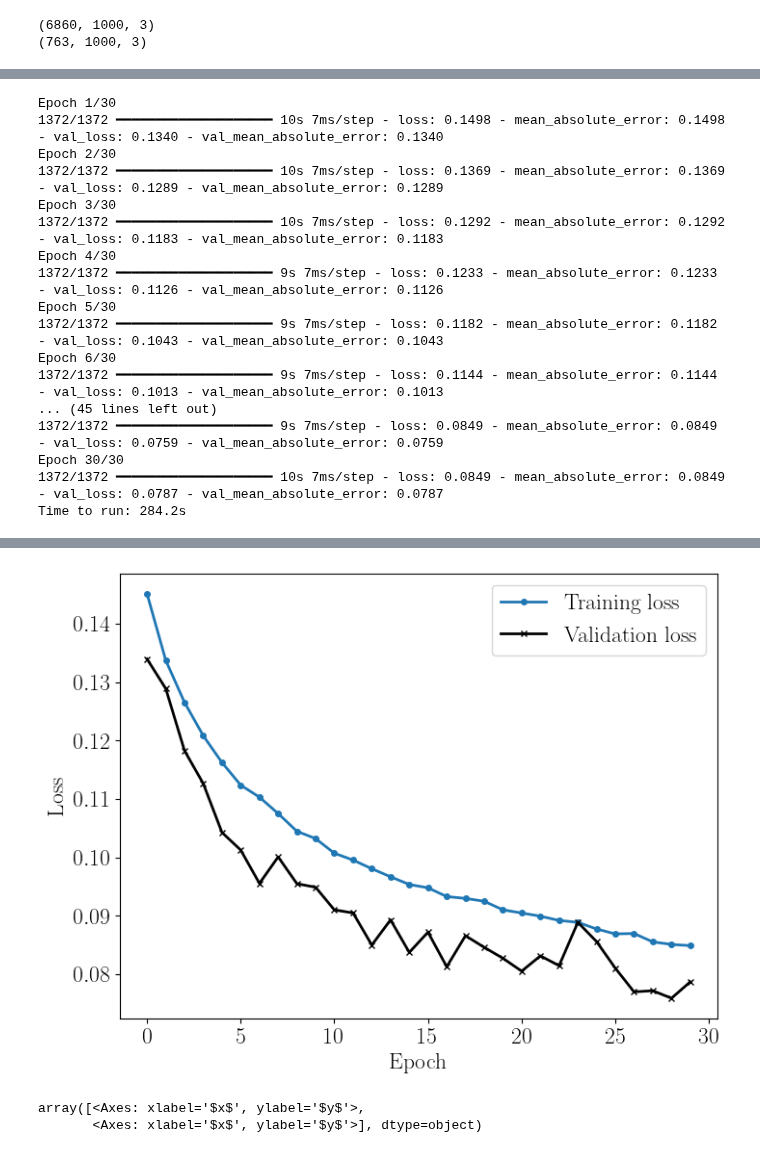
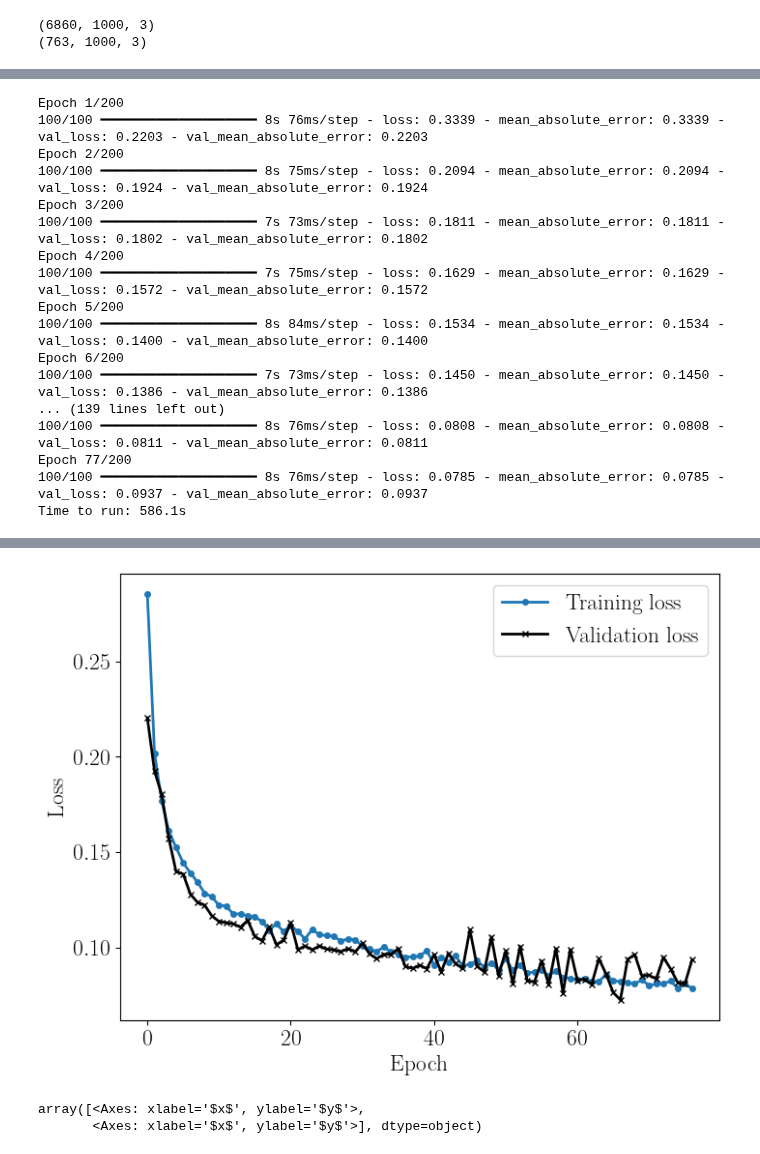
Before and after one commit to stommen/tif285-projects, a Jupyter notebook: project_2/project2_JHOS.ipynb, the cells around one changed output, grey strips where cells are left out. Drawn from its saved outputs; the diff is of its cells as text; code cells hidden in the pictures.

Commit message:
Johann Sebastian Batch

```diff
--- a/project_2/project2_JHOS.ipynb
+++ b/project_2/project2_JHOS.ipynb
@@ -184,15 +184,11 @@ pre_trained_model = keras.models.load_model('Breen_NN_project2.keras')
 #pre_trained_model.summary()
 pre_trained_model.trainable = False
 
-total_tradjs_train = int(train_data.flatten().shape[0]/3)
-no_batches_train = 32
-batch_size_train = total_tradjs_train//no_batches_train
-total_tradjs_val = int(val_data.flatten().shape[0]/3)
-no_batches_val = 32
-batch_size_val = total_tradjs_val//no_batches_val
+
+batch_size_train = 100
+batch_size_val = 100
 train_dataset = tf.data.Dataset.from_tensor_slices((train_data.reshape(-1,3), train_targets.reshape(-1,4))).batch(batch_size_train)
 val_dataset = tf.data.Dataset.from_tensor_slices((val_data.reshape(-1,3), val_targets.reshape(-1,4))).batch(batch_size_val)
 
-
 pre_trained_model.summary(show_trainable=True)
 # %% [output]
@@ -326,30 +325,30 @@ epochs = 200
 
 # history_dense,modelchoose_model_training('Dense','Dense',epochs)
 
-history_cnn, model_cnn, t_cnn = training_models(model_cnn, epochs, train_dataset, val_dataset, earlystop=True)
-history_lstm, model_lstm, t_lstm = training_models(lstm_model, epochs, train_dataset, val_dataset,earlystop=True)
+#history_cnn, model_cnn, t_cnn = training_models(model_cnn, epochs, train_dataset, val_dataset, earlystop=True)
+#history_lstm, model_lstm, t_lstm = training_models(lstm_model, epochs, train_dataset, val_dataset,earlystop=True)
 # history_pre, model_pre, t_pre = training_models(pre_trained_model, epochs, 'mean_squared_error', 'mean_squared_error', 0.001, 10, train_dataset, val_dataset)
 history_5, model_5, t_5 = training_models(model_5_Dense, epochs, train_dataset, val_dataset, earlystop=True)
-history_10, model_10, t_10 = training_models(model_10_Dense, epochs, train_dataset, val_dataset, earlystop=True)
-history_mixed, model_mixed, t_mixed = training_models(mixed_model, epochs, train_dataset, val_dataset, earlystop=True)
+#history_10, model_10, t_10 = training_models(model_10_Dense, epochs, train_dataset, val_dataset, earlystop=True)
+#history_mixed, model_mixed, t_mixed = training_models(mixed_model, epochs, train_dataset, val_dataset, earlystop=True)
 # %% [output]
-Epoch 1/30
-1372/1372 ━━━━━━━━━━━━━━━━━━━━ 10s 7ms/step - loss: 0.1498 - mean_absolute_error: 0.1498 - val_loss: 0.1340 - val_mean_absolute_error: 0.1340
-Epoch 2/30
-1372/1372 ━━━━━━━━━━━━━━━━━━━━ 10s 7ms/step - loss: 0.1369 - mean_absolute_error: 0.1369 - val_loss: 0.1289 - val_mean_absolute_error: 0.1289
-Epoch 3/30
-1372/1372 ━━━━━━━━━━━━━━━━━━━━ 10s 7ms/step - loss: 0.1292 - mean_absolute_error: 0.1292 - val_loss: 0.1183 - val_mean_absolute_error: 0.1183
-Epoch 4/30
-1372/1372 ━━━━━━━━━━━━━━━━━━━━ 9s 7ms/step - loss: 0.1233 - mean_absolute_error: 0.1233 - val_loss: 0.1126 - val_mean_absolute_error: 0.1126
-Epoch 5/30
-1372/1372 ━━━━━━━━━━━━━━━━━━━━ 9s 7ms/step - loss: 0.1182 - mean_absolute_error: 0.1182 - val_loss: 0.1043 - val_mean_absolute_error: 0.1043
-Epoch 6/30
-1372/1372 ━━━━━━━━━━━━━━━━━━━━ 9s 7ms/step - loss: 0.1144 - mean_absolute_error: 0.1144 - val_loss: 0.1013 - val_mean_absolute_error: 0.1013
-... (45 lines left out)
-1372/1372 ━━━━━━━━━━━━━━━━━━━━ 9s 7ms/step - loss: 0.0849 - mean_absolute_error: 0.0849 - val_loss: 0.0759 - val_mean_absolute_error: 0.0759
-Epoch 30/30
-1372/1372 ━━━━━━━━━━━━━━━━━━━━ 10s 7ms/step - loss: 0.0849 - mean_absolute_error: 0.0849 - val_loss: 0.0787 - val_mean_absolute_error: 0.0787
-Time to run: 284.2s
+Epoch 1/200
+100/100 ━━━━━━━━━━━━━━━━━━━━ 8s 76ms/step - loss: 0.3339 - mean_absolute_error: 0.3339 - val_loss: 0.2203 - val_mean_absolute_error: 0.2203
+Epoch 2/200
+100/100 ━━━━━━━━━━━━━━━━━━━━ 8s 75ms/step - loss: 0.2094 - mean_absolute_error: 0.2094 - val_loss: 0.1924 - val_mean_absolute_error: 0.1924
+Epoch 3/200
+100/100 ━━━━━━━━━━━━━━━━━━━━ 7s 73ms/step - loss: 0.1811 - mean_absolute_error: 0.1811 - val_loss: 0.1802 - val_mean_absolute_error: 0.1802
+Epoch 4/200
+100/100 ━━━━━━━━━━━━━━━━━━━━ 7s 75ms/step - loss: 0.1629 - mean_absolute_error: 0.1629 - val_loss: 0.1572 - val_mean_absolute_error: 0.1572
+Epoch 5/200
+100/100 ━━━━━━━━━━━━━━━━━━━━ 8s 84ms/step - loss: 0.1534 - mean_absolute_error: 0.1534 - val_loss: 0.1400 - val_mean_absolute_error: 0.1400
+Epoch 6/200
+100/100 ━━━━━━━━━━━━━━━━━━━━ 7s 73ms/step - loss: 0.1450 - mean_absolute_error: 0.1450 - val_loss: 0.1386 - val_mean_absolute_error: 0.1386
+... (139 lines left out)
+100/100 ━━━━━━━━━━━━━━━━━━━━ 8s 76ms/step - loss: 0.0808 - mean_absolute_error: 0.0808 - val_loss: 0.0811 - val_mean_absolute_error: 0.0811
+Epoch 77/200
+100/100 ━━━━━━━━━━━━━━━━━━━━ 8s 76ms/step - loss: 0.0785 - mean_absolute_error: 0.0785 - val_loss: 0.0937 - val_mean_absolute_error: 0.0937
+Time to run: 586.1s
 # %%
 def prediction(model, targets,data):
     traject = np.zeros((targets.shape))
@@ -361,5 +360,7 @@ def prediction(model, targets,data):
     return traject
 # %%
 # Plot the training curves
-plot_history(history_dense, 'model_5_Dense', save_training_curves = False)
+loss = model_5.evaluate(val_dataset)
+print(f'Loss: {loss}')
+plot_history(history_5, 'model_5_Dense_bs100', save_training_curves = True)
 # %% [output]
@@ -366,2 +369,2 @@ plot_history(history_dense, 'model_5_Dense', save_training_curves = False)
-[figure, old version]
+[figure, new version]
 # %%
```
Also changed, not shown: parts of 7 cells of this notebook, 2 other files.
